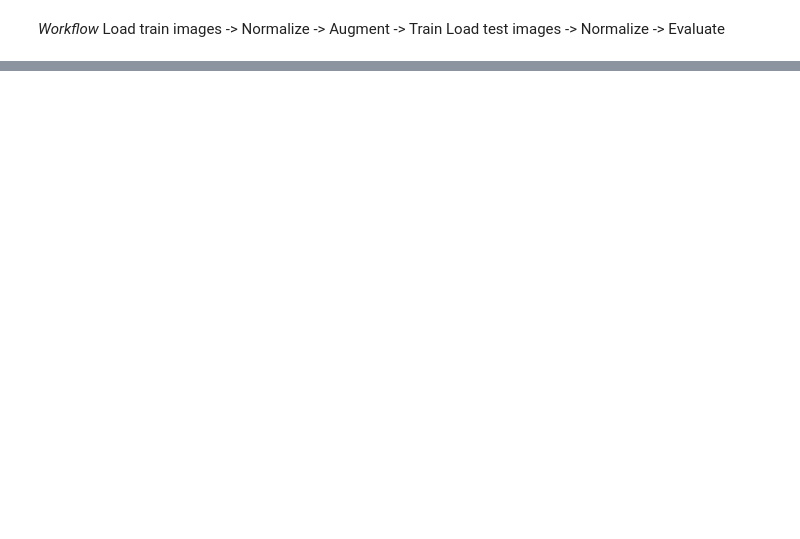
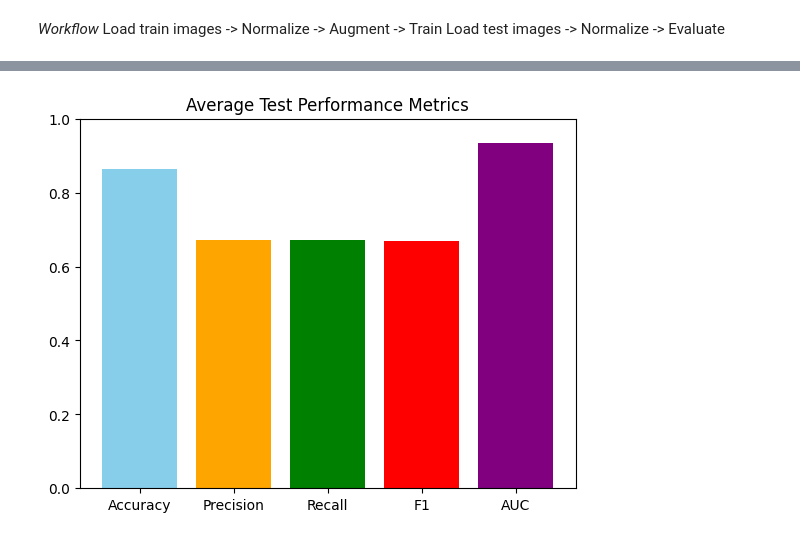
Before and after one commit to AweleChizim/aocdml, a Jupyter notebook: ocdml.ipynb, the cells around one changed output, grey strips where cells are left out. Drawn from its saved outputs; the diff is of its cells as text; code cells hidden in the pictures; blank space fills up the shorter version.

```diff
--- a/ocdml.ipynb
+++ b/ocdml.ipynb
@@ -77,0 +449,12 @@ print(X_train.min(), X_train.max())
+# %%
+# Test Performance Metrics Plotting
+
+metrics = ['Accuracy', 'Precision', 'Recall', 'F1', 'AUC']
+values = [0.865, 0.673, 0.672, 0.668, 0.933]
+
+plt.bar(metrics, values, color=['skyblue', 'orange', 'green', 'red', 'purple'])
+plt.ylim(0, 1)
+plt.title("Average Test Performance Metrics")
+plt.show()
+# %% [output]
+[figure, added]
```
Also changed, not shown: parts of 14 cells of this notebook, 1 other file.
